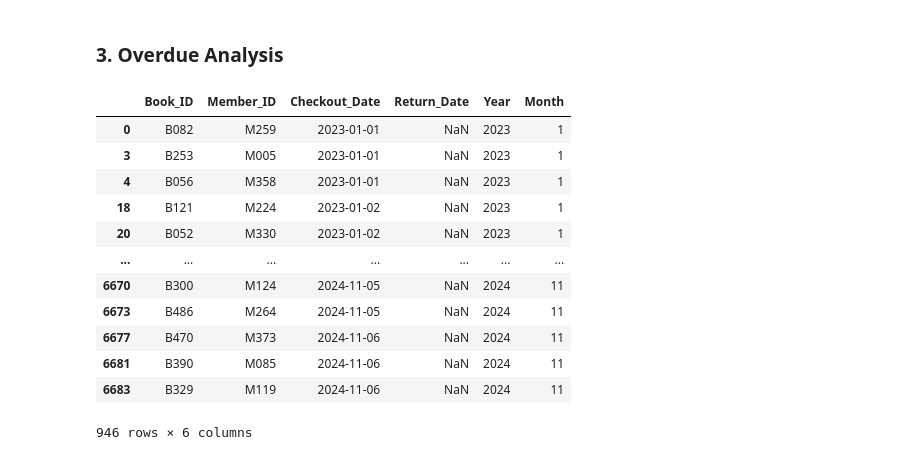
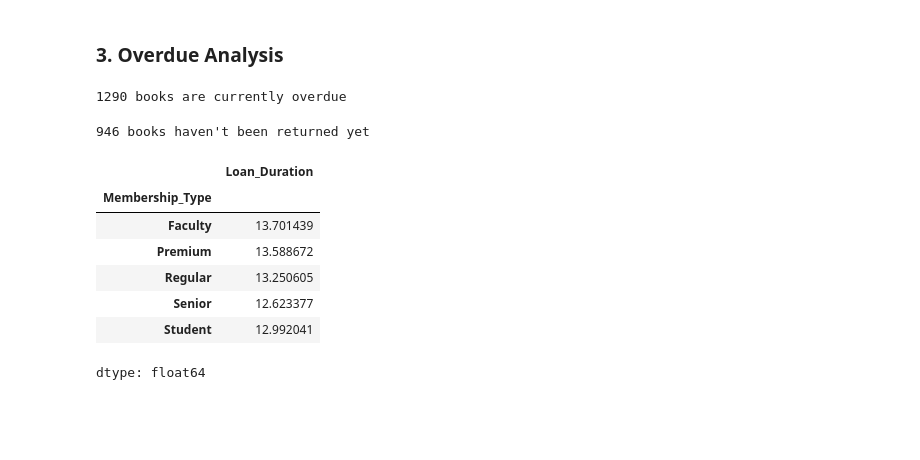
Before and after one commit to sfirdous/programming, a Jupyter notebook: Python/Library Management System - Comprehensive Analysis Task/Library_Management_System_Comprehensive_Analysis_Task.ipynb, the cells around one changed output. Saved outputs shown, nothing was run; the diff lists cells and outputs as text; code cells hidden in the pictures; blank space fills up the shorter version.

```diff
--- a/Python/Library Management System - Comprehensive Analysis Task/Library_Management_System_Comprehensive_Analysis_Task.ipynb
+++ b/Python/Library Management System - Comprehensive Analysis Task/Library_Management_System_Comprehensive_Analysis_Task.ipynb
@@ -219,23 +223,16 @@ plt.show()
 # %%
 # **Current overdue books**: 5 books are currently overdue (>30 days)
 from datetime import timedelta
-transactions_dataset[
-    (transactions_dataset['Return_Date'].isna()) &
-    (pd.Timestamp.today() > transactions_dataset['Checkout_Date'] + timedelta(days=30))
-]
+print(transactions_dataset[
+    (transactions_dataset['Return_Date'].isna()) |
+    (transactions_dataset['Return_Date'] > transactions_dataset['Checkout_Date'] + timedelta(days=30))
+].shape[0],'books are currently overdue')
 # %% [output]
-|  | Book_ID | Member_ID | Checkout_Date | Return_Date | Year | Month |
-| 0 | B082 | M259 | 2023-01-01 | NaN | 2023 | 1 |
-| 3 | B253 | M005 | 2023-01-01 | NaN | 2023 | 1 |
-| 4 | B056 | M358 | 2023-01-01 | NaN | 2023 | 1 |
-| 18 | B121 | M224 | 2023-01-02 | NaN | 2023 | 1 |
-| 20 | B052 | M330 | 2023-01-02 | NaN | 2023 | 1 |
-| ... | ... | ... | ... | ... | ... | ... |
-| 6670 | B300 | M124 | 2024-11-05 | NaN | 2024 | 11 |
-| 6673 | B486 | M264 | 2024-11-05 | NaN | 2024 | 11 |
-| 6677 | B470 | M373 | 2024-11-06 | NaN | 2024 | 11 |
-| 6681 | B390 | M085 | 2024-11-06 | NaN | 2024 | 11 |
-| 6683 | B329 | M119 | 2024-11-06 | NaN | 2024 | 11 |
-946 rows × 6 columns
+1290 books are currently overdue
 # %%
 # **Unreturned books**: 5 books haven't been returned yet
+print(transactions_dataset[
+    (transactions_dataset['Return_Date'].isna())
+].shape[0],'books haven\'t been returned yet')
+# %% [output]
+946 books haven't been returned yet
@@ -244,2 +239,22 @@ transactions_dataset[
+# %%
+# **Return patterns**: Average loan period analysis
+returned = transactions_dataset.dropna(subset=['Return_Date']).copy()
+returned['Loan_Duration'] = (returned['Return_Date'] - returned['Checkout_Date']).dt.days
+
+
+returned['Loan_Duration'].describe()
+
+# return patterns by membership
+returned_members_merge = pd.merge(returned,members_dataset,on = 'Member_ID',how = 'left')
+returned_members_merge.groupby('Membership_Type')['Loan_Duration'].mean()
+# %% [output]
+|  | Loan_Duration |
+| Membership_Type |  |
+| Faculty | 13.701439 |
+| Premium | 13.588672 |
+| Regular | 13.250605 |
+| Senior | 12.623377 |
+| Student | 12.992041 |
+dtype: float64
 # %%
 # **Member reliability**: Which membership types return books on time?
```
Also changed, not shown: parts of 3 cells of this notebook.
